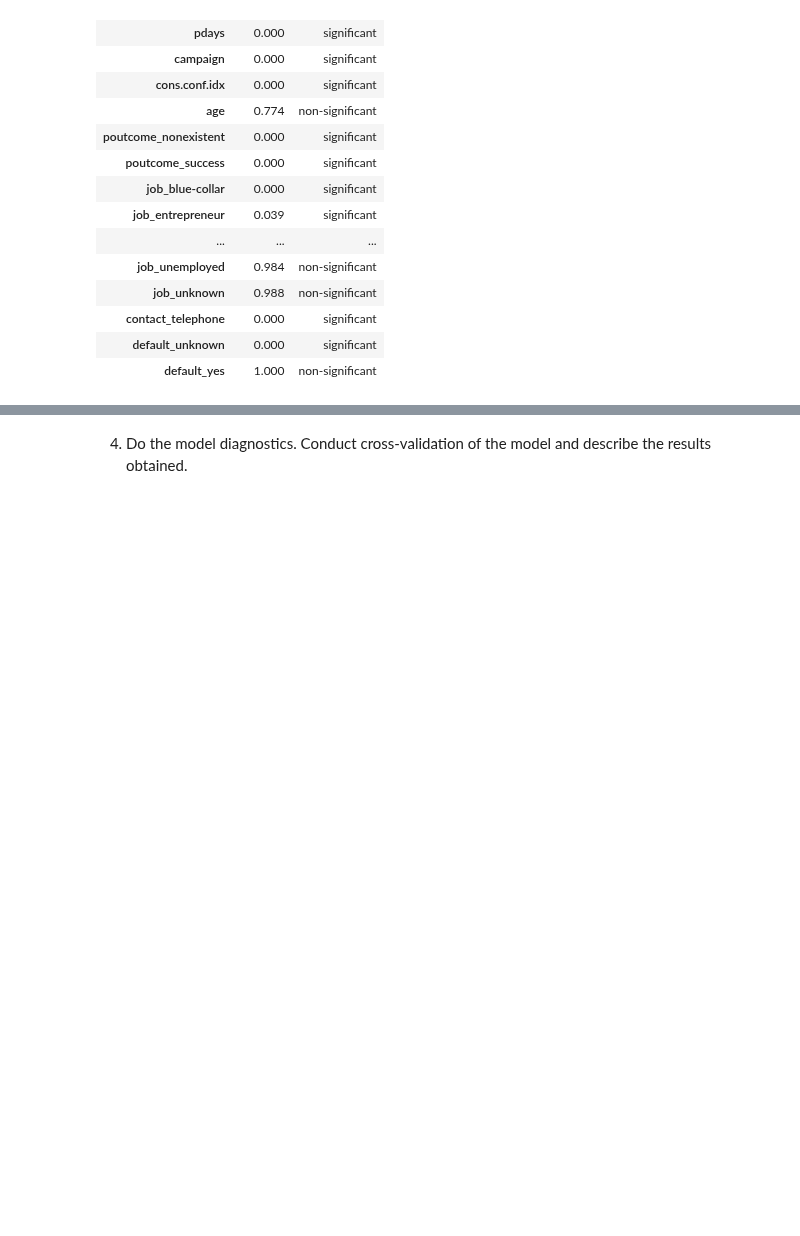
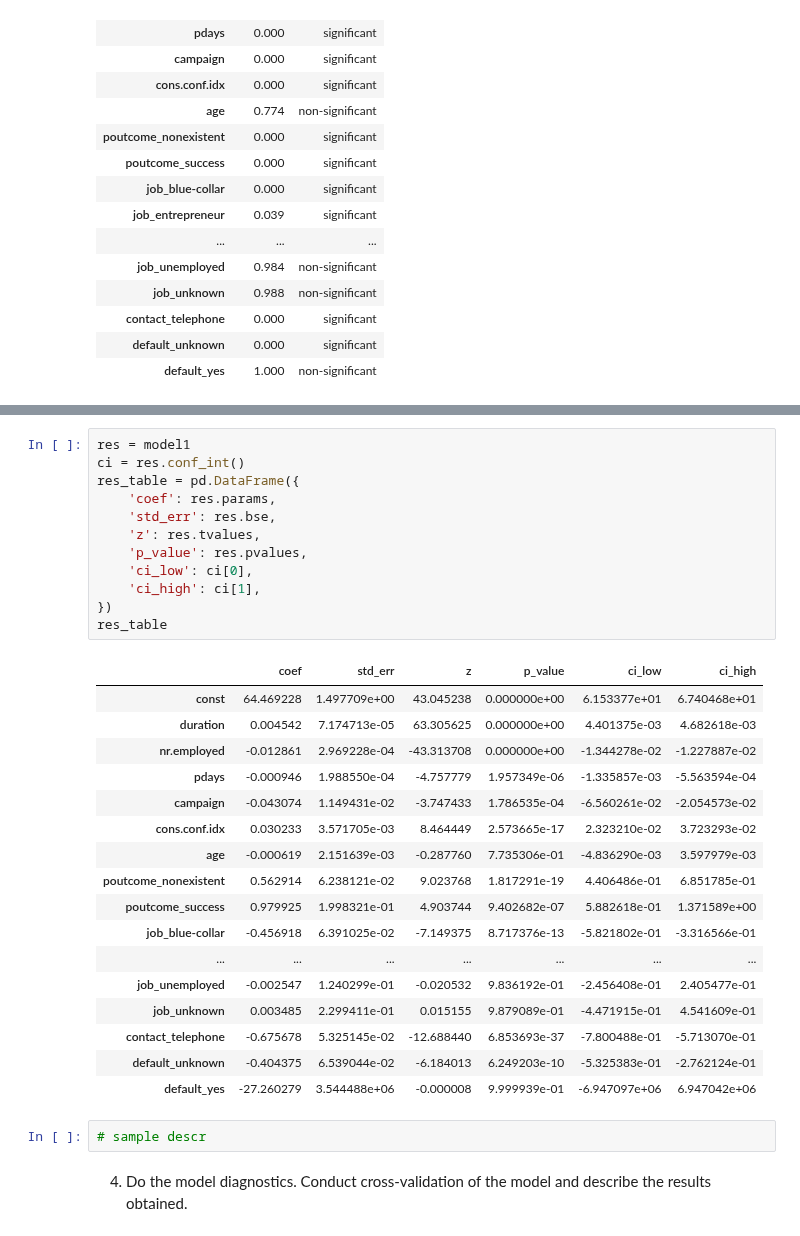
Before and after one commit to CepbluKot/hse-data-analysis-2025, a Jupyter notebook: hw6/Task6_06.11.2025.ipynb, the cells around one changed output, grey strips where cells are left out. Cells and saved outputs as stored; diff of their text form; blank space fills up the shorter version.

```diff
--- a/hw6/Task6_06.11.2025.ipynb
+++ b/hw6/Task6_06.11.2025.ipynb
@@ -664,2 +594,34 @@ Level default='yes' vs base: coef=-27.2603, not significant (p = 1.000). OR=0.00
+# %%
+res = model1
+ci = res.conf_int()
+res_table = pd.DataFrame({
+    'coef': res.params,
+    'std_err': res.bse,
+    'z': res.tvalues,
+    'p_value': res.pvalues,
+    'ci_low': ci[0],
+    'ci_high': ci[1],
+})
+res_table
+# %% [output]
+|  | coef | std_err | z | p_value | ci_low | ci_high |
+| const | 64.469228 | 1.497709e+00 | 43.045238 | 0.000000e+00 | 6.153377e+01 | 6.740468e+01 |
+| duration | 0.004542 | 7.174713e-05 | 63.305625 | 0.000000e+00 | 4.401375e-03 | 4.682618e-03 |
+| nr.employed | -0.012861 | 2.969228e-04 | -43.313708 | 0.000000e+00 | -1.344278e-02 | -1.227887e-02 |
+| pdays | -0.000946 | 1.988550e-04 | -4.757779 | 1.957349e-06 | -1.335857e-03 | -5.563594e-04 |
+| campaign | -0.043074 | 1.149431e-02 | -3.747433 | 1.786535e-04 | -6.560261e-02 | -2.054573e-02 |
+| cons.conf.idx | 0.030233 | 3.571705e-03 | 8.464449 | 2.573665e-17 | 2.323210e-02 | 3.723293e-02 |
+| age | -0.000619 | 2.151639e-03 | -0.287760 | 7.735306e-01 | -4.836290e-03 | 3.597979e-03 |
+| poutcome_nonexistent | 0.562914 | 6.238121e-02 | 9.023768 | 1.817291e-19 | 4.406486e-01 | 6.851785e-01 |
+| poutcome_success | 0.979925 | 1.998321e-01 | 4.903744 | 9.402682e-07 | 5.882618e-01 | 1.371589e+00 |
+| job_blue-collar | -0.456918 | 6.391025e-02 | -7.149375 | 8.717376e-13 | -5.821802e-01 | -3.316566e-01 |
+| ... | ... | ... | ... | ... | ... | ... |
+| job_unemployed | -0.002547 | 1.240299e-01 | -0.020532 | 9.836192e-01 | -2.456408e-01 | 2.405477e-01 |
+| job_unknown | 0.003485 | 2.299411e-01 | 0.015155 | 9.879089e-01 | -4.471915e-01 | 4.541609e-01 |
+| contact_telephone | -0.675678 | 5.325145e-02 | -12.688440 | 6.853693e-37 | -7.800488e-01 | -5.713070e-01 |
+| default_unknown | -0.404375 | 6.539044e-02 | -6.184013 | 6.249203e-10 | -5.325383e-01 | -2.762124e-01 |
+| default_yes | -27.260279 | 3.544488e+06 | -0.000008 | 9.999939e-01 | -6.947097e+06 | 6.947042e+06 |
+# %%
+# sample descr
 # %% [markdown]
 4. Do the model diagnostics. Conduct cross-validation of the model and describe the results obtained.
```
Also changed, not shown: parts of 4 cells of this notebook.
